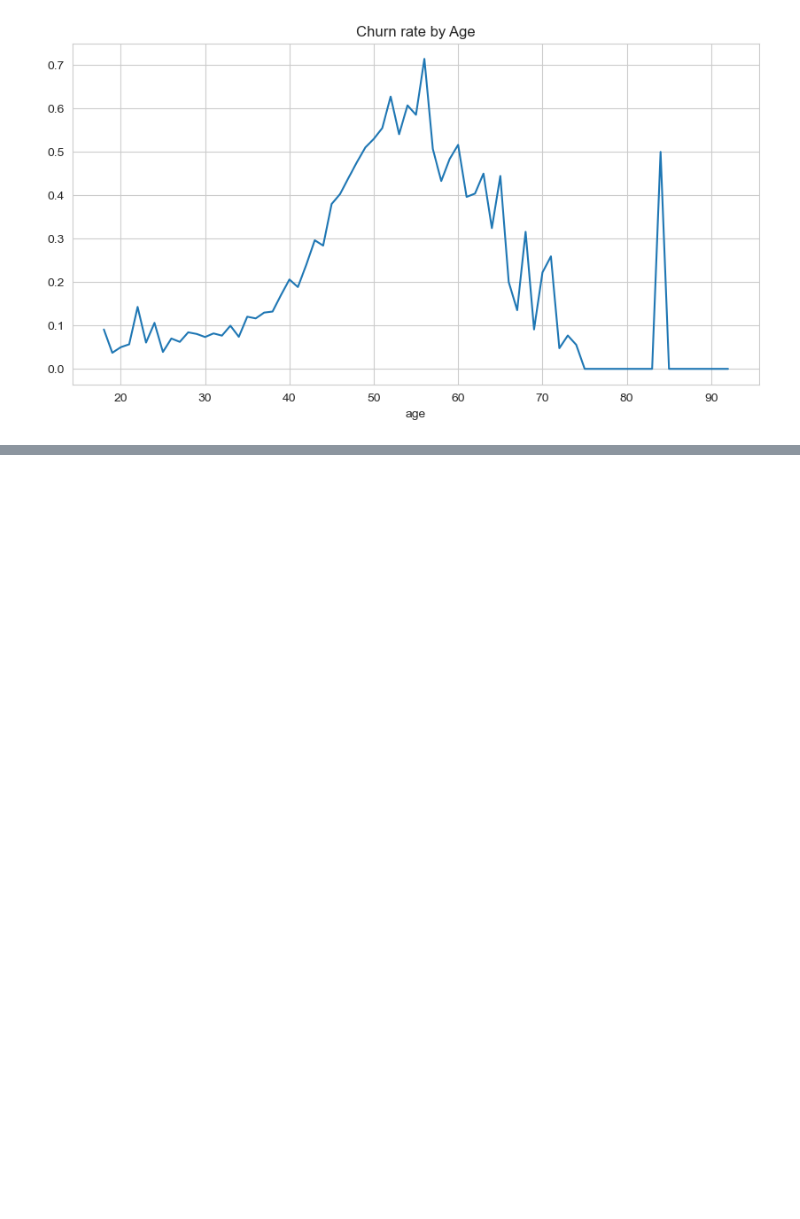
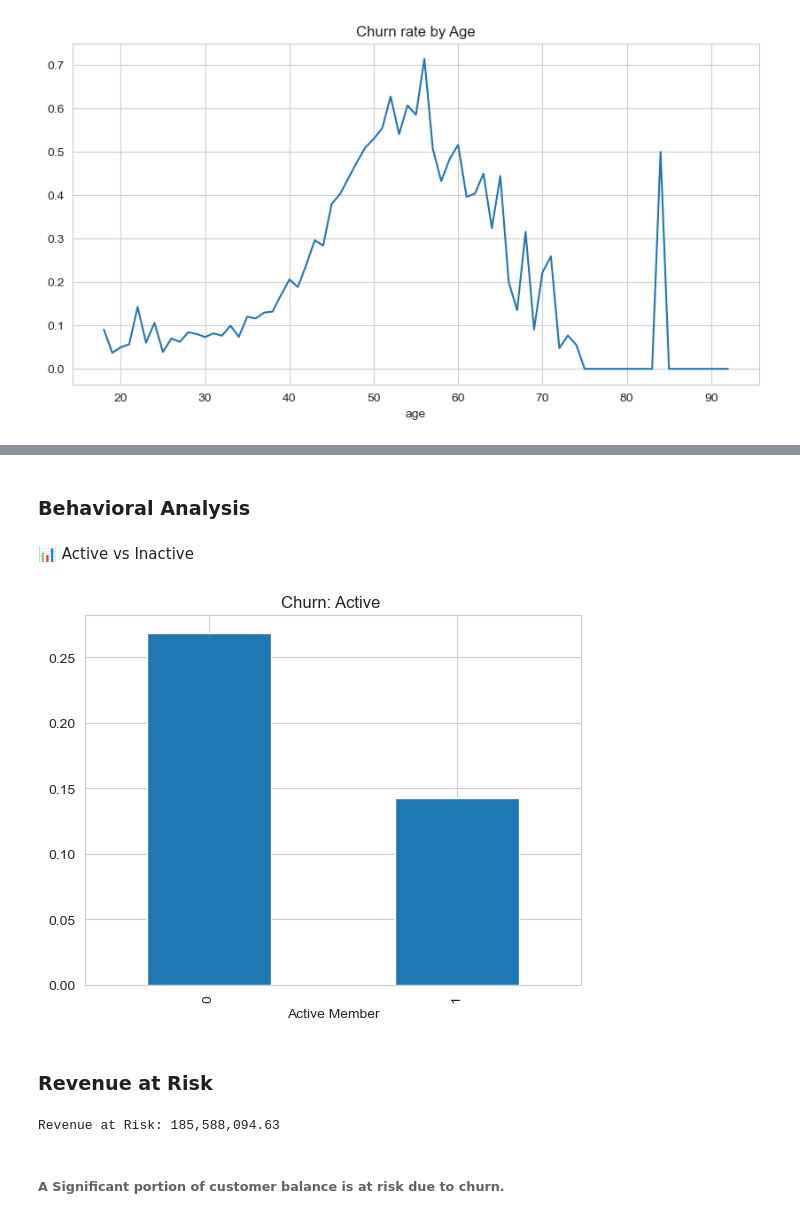
Before and after one commit to KennySiwawa/fintech_customer_churn_analysis, a Jupyter notebook: notebooks/churn_analysis.ipynb, the cells around one changed output, grey strips where cells are left out. Drawn from its saved outputs; the diff is of its cells as text; code cells hidden in the pictures; blank space fills up the shorter version.

```diff
--- a/notebooks/churn_analysis.ipynb
+++ b/notebooks/churn_analysis.ipynb
@@ -98,0 +133,20 @@ plt.show()
+# %% [markdown]
+### Behavioral Analysis
+# %% [markdown]
+📊 Active vs Inactive
+# %%
+df.groupby('active_member')['churn'].mean().plot(kind="bar")
+plt.title("Churn: Active ")
+plt.xlabel("Active Member")
+plt.show()
+# %% [output]
+[figure, added]
+# %% [markdown]
+### Revenue at Risk
+# %%
+revenue_at_risk = df[df['churn'] == 1]['balance'].sum()
+print(f"Revenue at Risk: {revenue_at_risk:,.2f}")
+# %% [output]
+Revenue at Risk: 185,588,094.63
+# %% [markdown]
+###### A Significant portion of customer balance is at risk due to churn.
```
Also changed, not shown: parts of 10 cells of this notebook.
